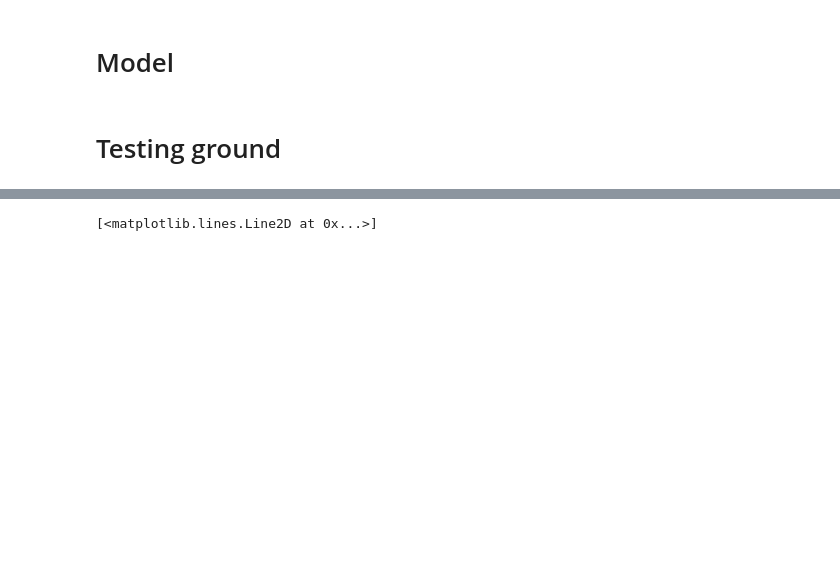
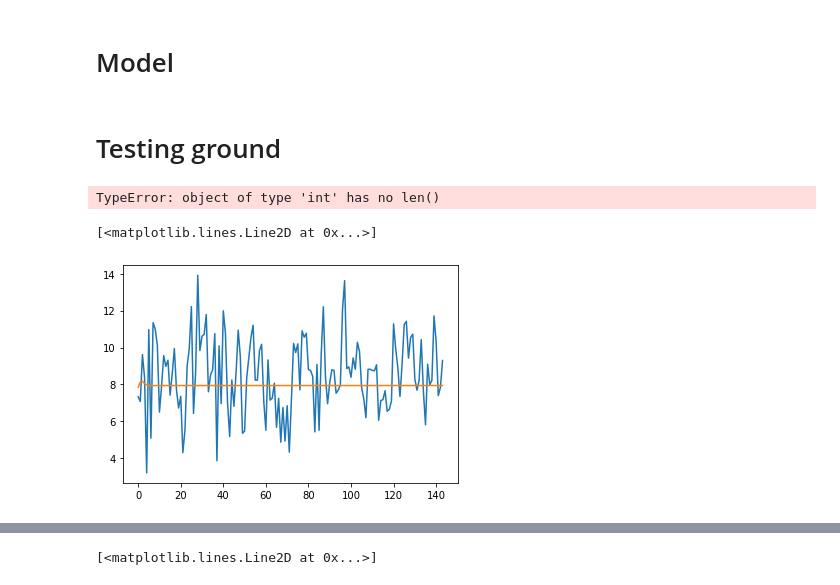
Before and after one commit to DanendraAHP/throughput_prediction_using_dl_and_ml, a Jupyter notebook: experiment/DL_experiment.ipynb, the cells around one changed output, grey strips where cells are left out. Drawn from its saved outputs; the diff is of its cells as text; code cells hidden in the pictures; blank space fills up the shorter version.

```diff
--- a/experiment/DL_experiment.ipynb
+++ b/experiment/DL_experiment.ipynb
@@ -299,6 +293,19 @@ model_lstm = tf.keras.Sequential([
                         tf.keras.layers.Dense(1)
                     ])
 history = compile_and_fit(model_lstm, X_tr, y_tr, epochs, verbose, patience=5)
+# %%
+y_predict = infer(X_test, model_lstm, 24)
+# %% [output]
+TypeError: object of type 'int' has no len()
+# %%
+y_predict = infer(X_test, model_lstm)
+ori_predict = transformer.inverse_transform(y_predict.reshape(-1,1))
+ori_y = transformer.inverse_transform(y_test.reshape(-1,1))
+plt.plot([i for i in range(len(ori_y))], ori_y)
+plt.plot([i for i in range(len(ori_predict))], ori_predict)
+# %% [output]
+[<matplotlib.lines.Line2D at 0x...>]
+[figure, added]
 # %%
 #test train model dense
 epochs = 1000
```
Also changed, not shown: parts of 6 cells of this notebook, 37 other files.
